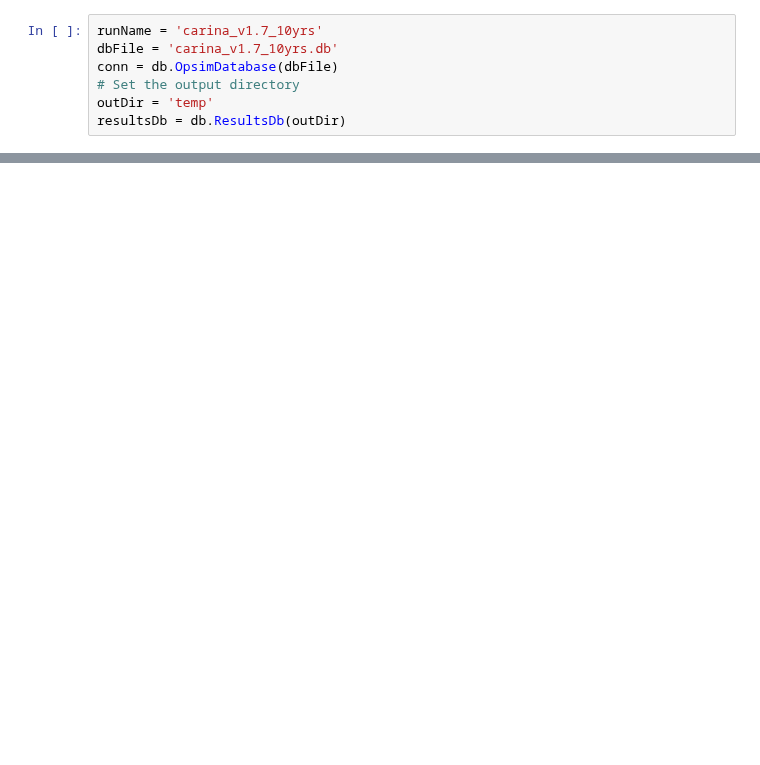
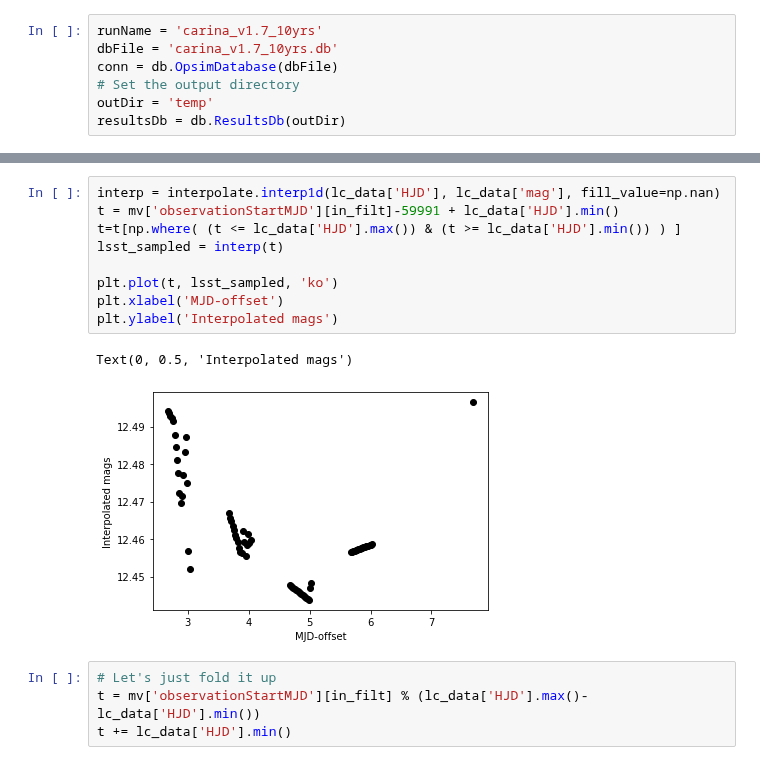
Before and after one commit to yoachim/21_Scratch, a Jupyter notebook: carina_check/carina2.ipynb, the cells around one changed output, grey strips where cells are left out. Saved outputs shown, nothing was run; the diff lists cells and outputs as text; blank space fills up the shorter version.

Commit message:
interpolate LC

```diff
--- a/carina_check/carina2.ipynb
+++ b/carina_check/carina2.ipynb
@@ -82,0 +123,16 @@ array([62872.29649573, 62872.31230313, 63293.38096059, ...,
+# %%
+interp = interpolate.interp1d(lc_data['HJD'], lc_data['mag'], fill_value=np.nan)
+t = mv['observationStartMJD'][in_filt]-59991 + lc_data['HJD'].min()
+t=t[np.where( (t <= lc_data['HJD'].max()) & (t >= lc_data['HJD'].min()) ) ]
+lsst_sampled = interp(t)
+
+plt.plot(t, lsst_sampled, 'ko')
+plt.xlabel('MJD-offset')
+plt.ylabel('Interpolated mags')
+# %% [output]
+Text(0, 0.5, 'Interpolated mags')
+[figure, added]
+# %%
+# Let's just fold it up
+t = mv['observationStartMJD'][in_filt] % (lc_data['HJD'].max()-lc_data['HJD'].min())
+t += lc_data['HJD'].min()
```
Also changed, not shown: parts of 10 cells of this notebook.
